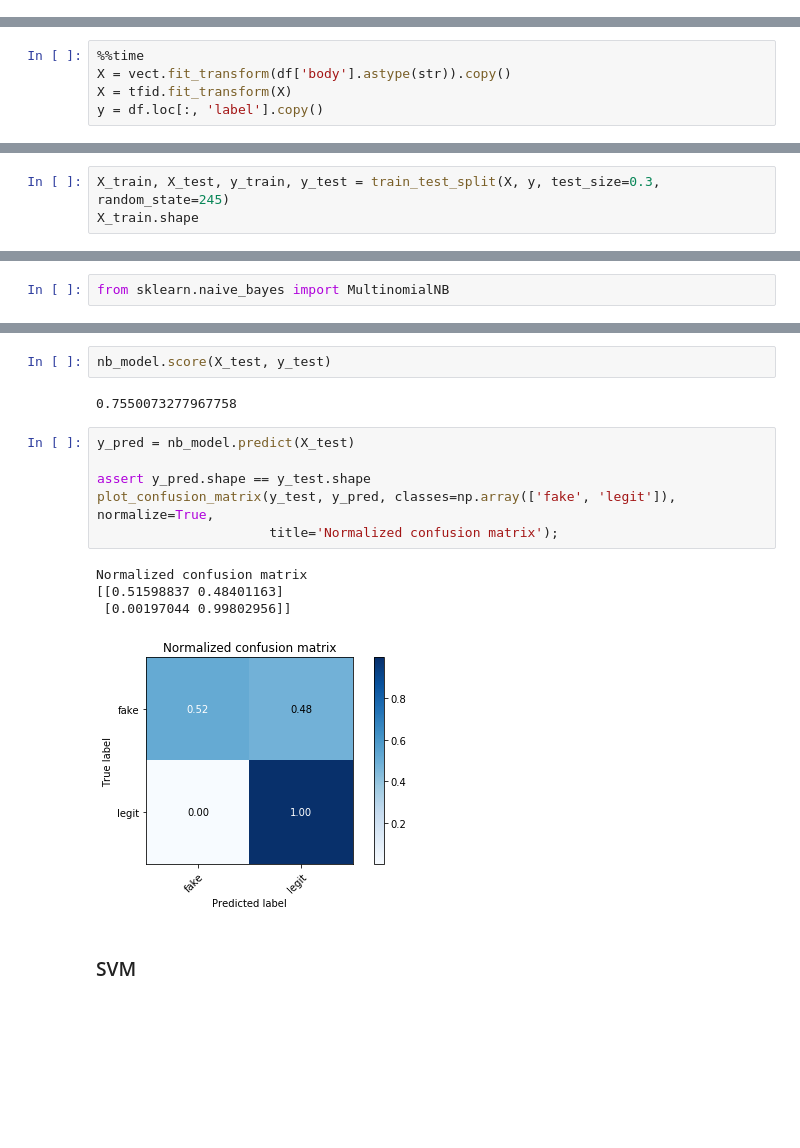
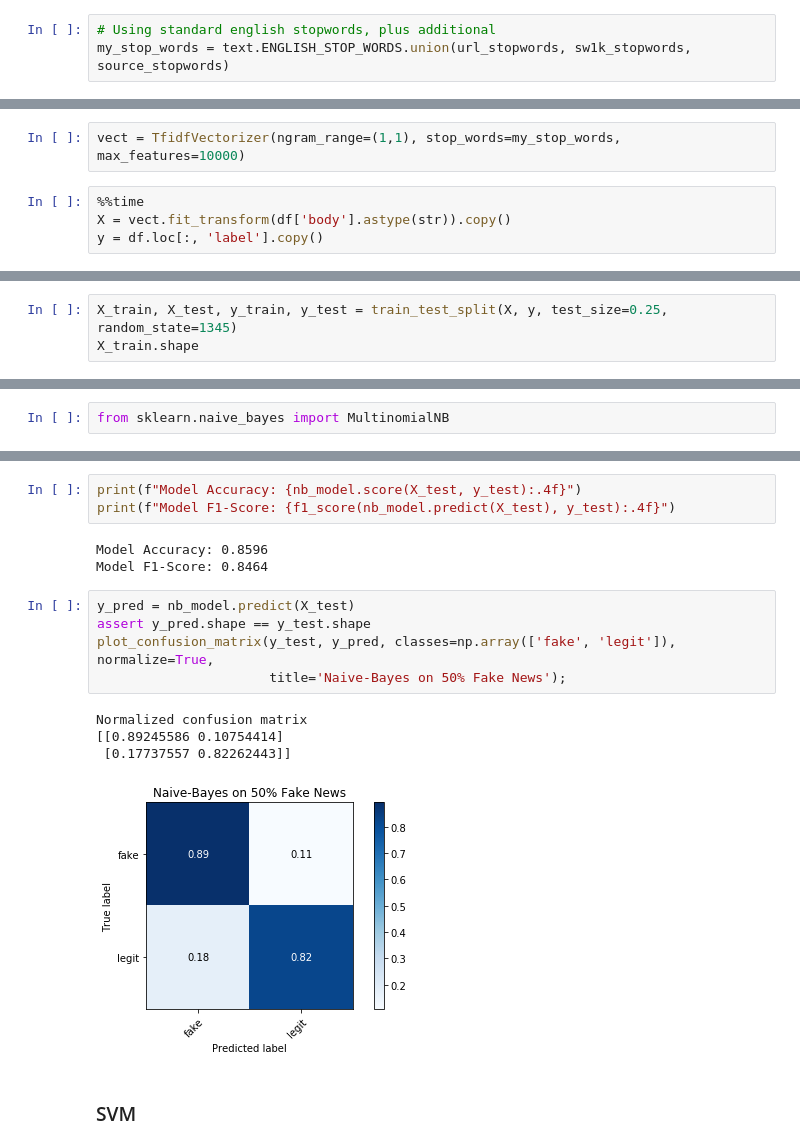
Before and after one commit to Melissa-Liu/FakeNewsDetector, a Jupyter notebook: body_only.ipynb, the cells around one changed output, grey strips where cells are left out. Drawn from its saved outputs; the diff is of its cells as text; blank space fills up the shorter version.

Commit message:
added assessments for varying fake percents

```diff
--- a/body_only.ipynb
+++ b/body_only.ipynb
@@ -33,0 +58,3 @@ tfid = TfidfTransformer()
+# %%
+# Using standard english stopwords, plus additional
+my_stop_words = text.ENGLISH_STOP_WORDS.union(url_stopwords, sw1k_stopwords, source_stopwords)
@@ -34,6 +63,7 @@ tfid = TfidfTransformer()
+# %%
+vect = TfidfVectorizer(ngram_range=(1,1), stop_words=my_stop_words, max_features=10000)
 # %%
 %%time
 X = vect.fit_transform(df['body'].astype(str)).copy()
-X = tfid.fit_transform(X)
 y = df.loc[:, 'label'].copy()
 # %% [output]
@@ -42,4 +74,4 @@ Wall time: 29 s
 # %%
-X_train, X_test, y_train, y_test = train_test_split(X, y, test_size=0.3, random_state=245)
+X_train, X_test, y_train, y_test = train_test_split(X, y, test_size=0.25, random_state=1345)
 X_train.shape
 # %% [output]
@@ -56,18 +90,19 @@ MultinomialNB(alpha=1.0, class_prior=None, fit_prior=True)
-# %%
-nb_model.score(X_test, y_test)
-# %% [output]
-0.7550073277967758
+# %%
+print(f"Model Accuracy: {nb_model.score(X_test, y_test):.4f}")
+print(f"Model F1-Score: {f1_score(nb_model.predict(X_test), y_test):.4f}")
+# %% [output]
+Model Accuracy: 0.8596
+Model F1-Score: 0.8464
 # %%
 y_pred = nb_model.predict(X_test)
-
 assert y_pred.shape == y_test.shape
 plot_confusion_matrix(y_test, y_pred, classes=np.array(['fake', 'legit']), normalize=True,
-                      title='Normalized confusion matrix');
+                      title='Naive-Bayes on 50% Fake News');
 # %% [output]
 Normalized confusion matrix
-[[0.51598837 0.48401163]
- [0.00197044 0.99802956]]
+[[0.89245586 0.10754414]
+ [0.17737557 0.82262443]]
-[figure, old version]
+[figure, new version]
 # %% [markdown]
 ### SVM
 # %%
```
Also changed, not shown: parts of 29 cells of this notebook, 1 other file.
